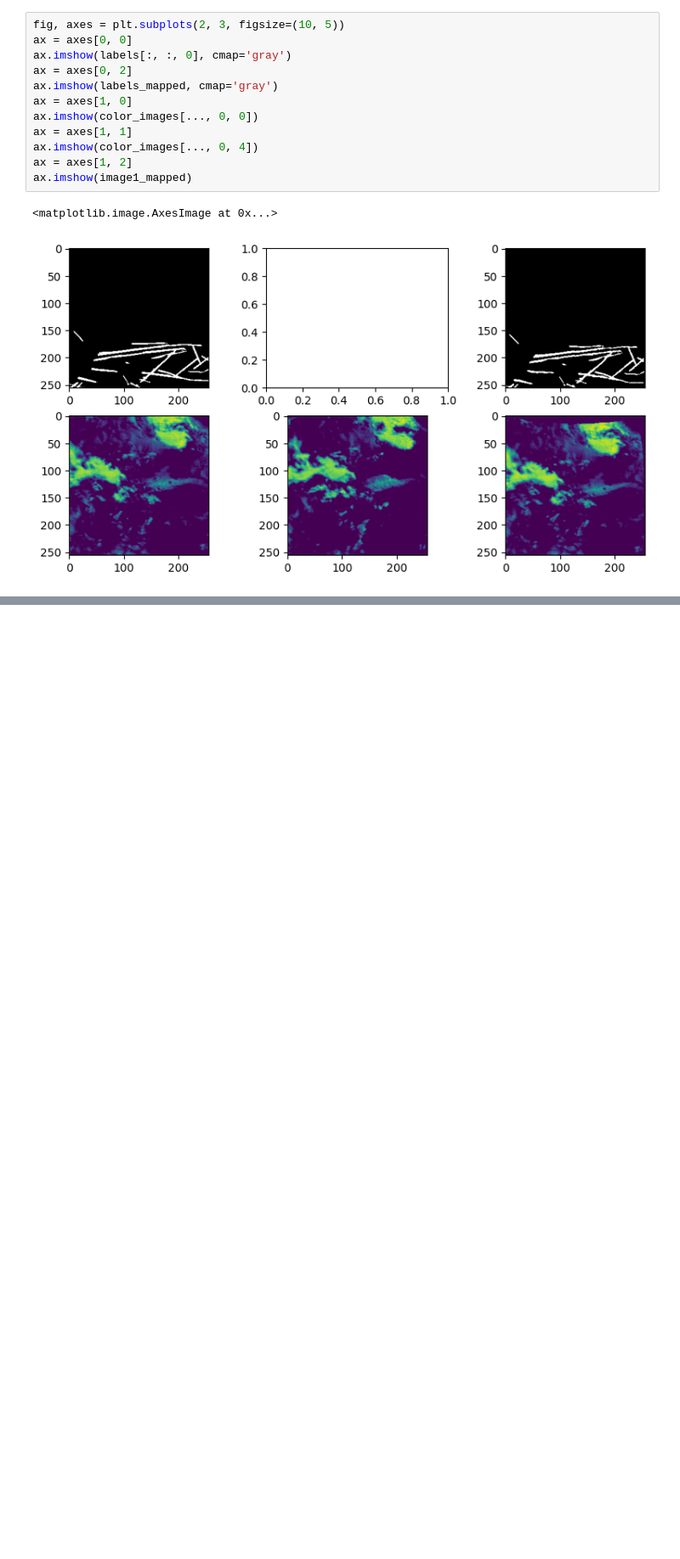
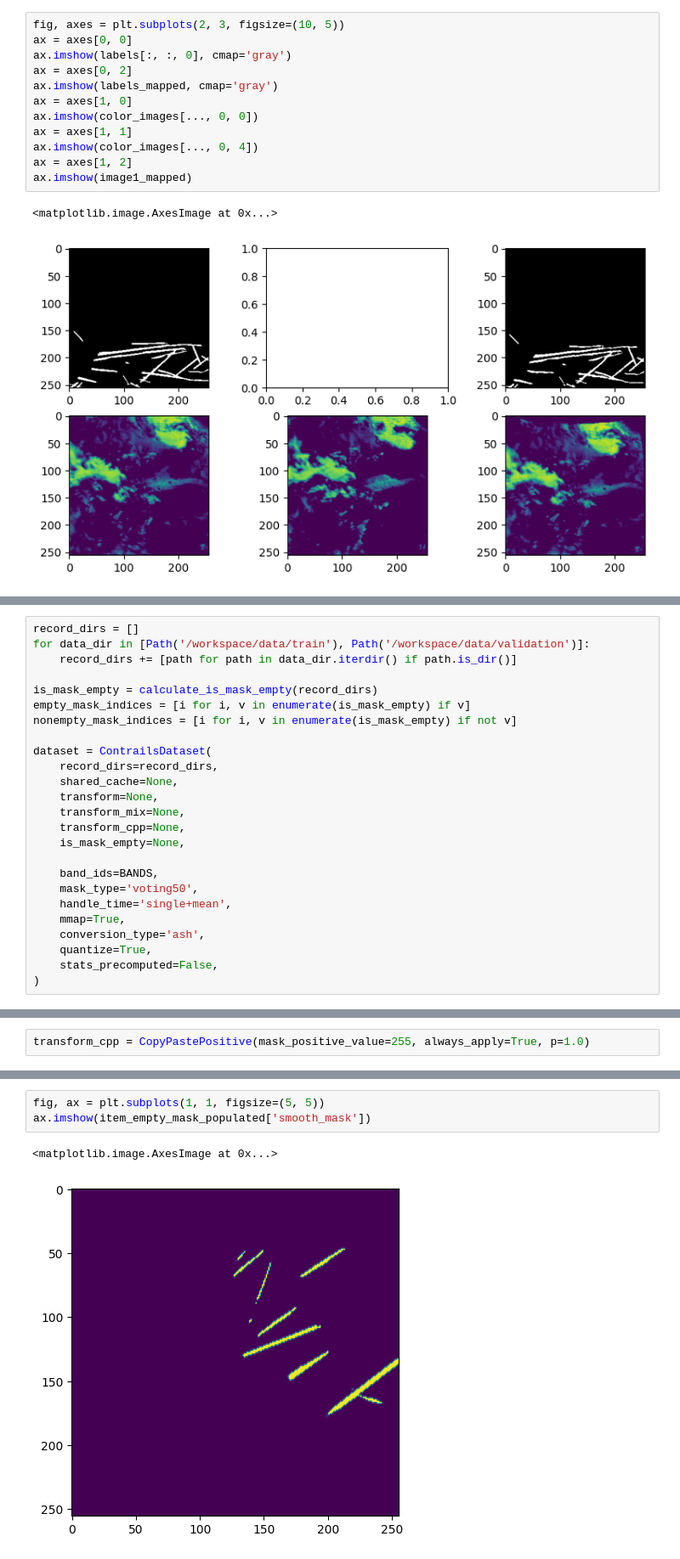
Before and after one commit to mkotyushev/contrails, a Jupyter notebook: src/notebooks/eda.ipynb, the cells around one changed output, grey strips where cells are left out. Shown at 85% size. Saved outputs shown, nothing was run; the diff lists cells and outputs as text; blank space fills up the shorter version.

```diff
--- a/src/notebooks/eda.ipynb
+++ b/src/notebooks/eda.ipynb
@@ -748,0 +753,25 @@ array([[[255, 152, 229],
+# %%
+record_dirs = []
+for data_dir in [Path('/workspace/data/train'), Path('/workspace/data/validation')]:
+    record_dirs += [path for path in data_dir.iterdir() if path.is_dir()]
+
+is_mask_empty = calculate_is_mask_empty(record_dirs)
+empty_mask_indices = [i for i, v in enumerate(is_mask_empty) if v]
+nonempty_mask_indices = [i for i, v in enumerate(is_mask_empty) if not v]
+
+dataset = ContrailsDataset(
+    record_dirs=record_dirs,
+    shared_cache=None,
+    transform=None,
+    transform_mix=None,
+    transform_cpp=None,
+    is_mask_empty=None,
+
+    band_ids=BANDS,
+    mask_type='voting50',
+    handle_time='single+mean',
+    mmap=True,
+    conversion_type='ash',
+    quantize=True,
+    stats_precomputed=False,
+)
@@ -748,0 +836,2 @@ array([[[255, 152, 229],
+# %%
+transform_cpp = CopyPastePositive(mask_positive_value=255, always_apply=True, p=1.0)
@@ -748,0 +880,6 @@ array([[[255, 152, 229],
+# %%
+fig, ax = plt.subplots(1, 1, figsize=(5, 5))
+ax.imshow(item_empty_mask_populated['smooth_mask'])
+# %% [output]
+<matplotlib.image.AxesImage at 0x...>
+[figure, added]
```
Also changed, not shown: parts of 35 cells of this notebook.
